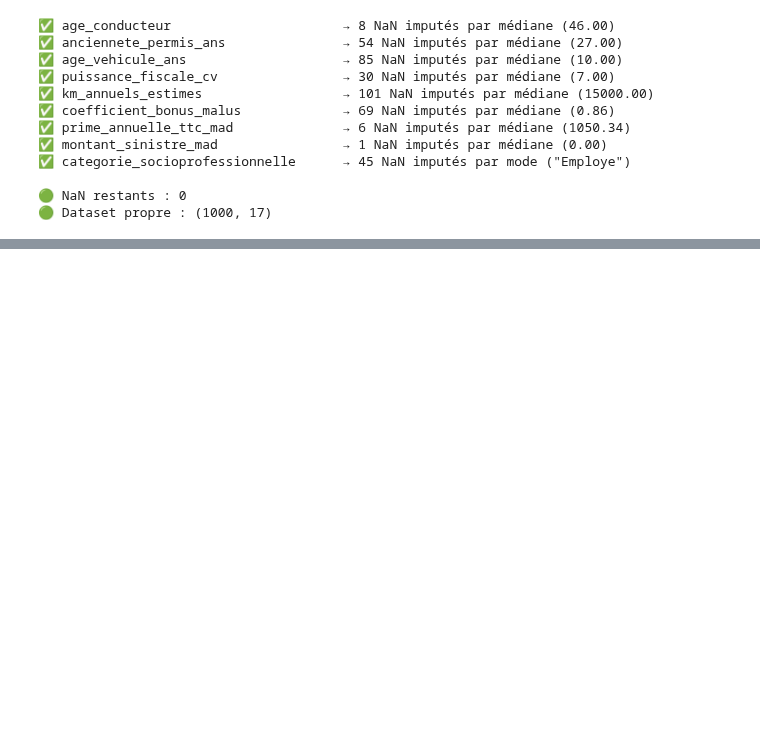
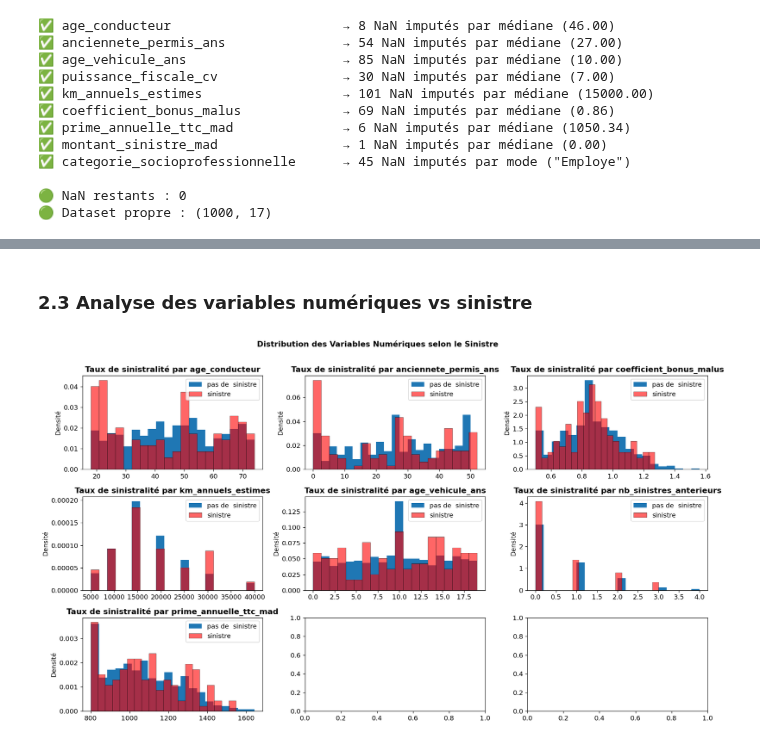
Before and after one commit to imad2014/Analyse-du-Risque-de-Sinistre-Auto-Portefeuille-Marocain, a Jupyter notebook: car_inssurence_project.ipynb, the cells around one changed output, grey strips where cells are left out. Cells and saved outputs as stored; diff of their text form; code cells hidden in the pictures; blank space fills up the shorter version.

```diff
--- a/car_inssurence_project.ipynb
+++ b/car_inssurence_project.ipynb
@@ -259,0 +352,23 @@ data_F.shape
+# %% [markdown]
+### 2.3 Analyse des variables numériques vs sinistre
+# %%
+fig, axes = plt.subplots(3, 3, figsize=(16, 9))
+axes = axes.flatten()
+# Catégories à analyser
+num_vars = ['age_conducteur', 'anciennete_permis_ans', 'coefficient_bonus_malus',
+            'km_annuels_estimes', 'age_vehicule_ans', 'nb_sinistres_anterieurs','prime_annuelle_ttc_mad']
+for ax , var in zip(axes,num_vars):
+  taux_sinistre0_var = data_F[data_F['sinistre_declare']==0][var].dropna()
+  taux_sinistre1_var = data_F[data_F['sinistre_declare']==1][var].dropna()
+  ax.hist(taux_sinistre0_var,bins = 20,density=True,label = 'pas de  sinistre')
+  ax.hist(taux_sinistre1_var,bins = 20,density=True,alpha = 0.6,color = 'red',linewidth=0.5, edgecolor='black',label= 'sinistre')
+  ax.set_title(f'Taux de sinistralité par {var}',fontweight='bold')
+  ax.legend()
+  ax.set_ylabel('Densité')
+
+plt.suptitle('Distribution des Variables Numériques selon le Sinistre', fontsize=13, fontweight='bold', y=1.01)
+plt.tight_layout()
+plt.savefig('fig_03_distributions_numeriques.png', bbox_inches='tight')
+plt.show()
+# %% [output]
+[figure, added]
```
Also changed, not shown: parts of 19 cells of this notebook.
